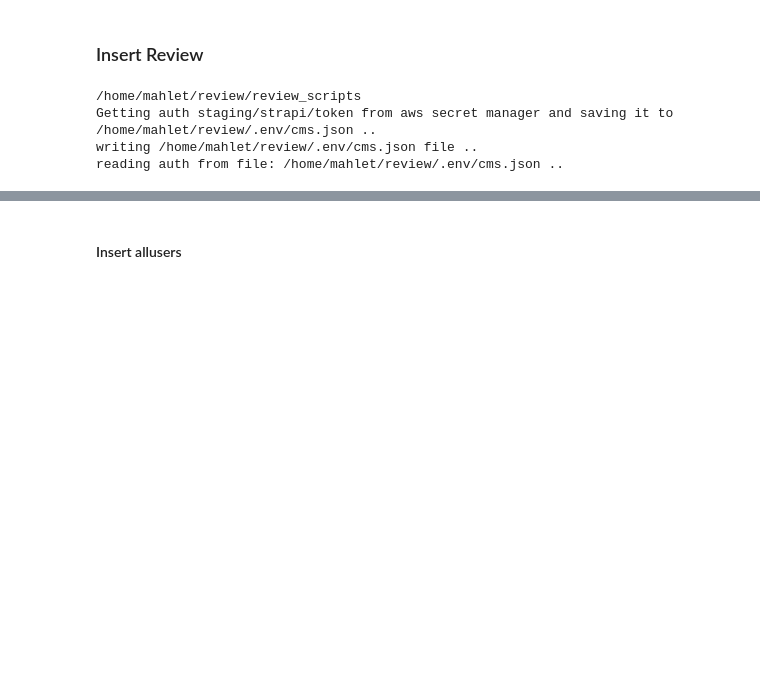
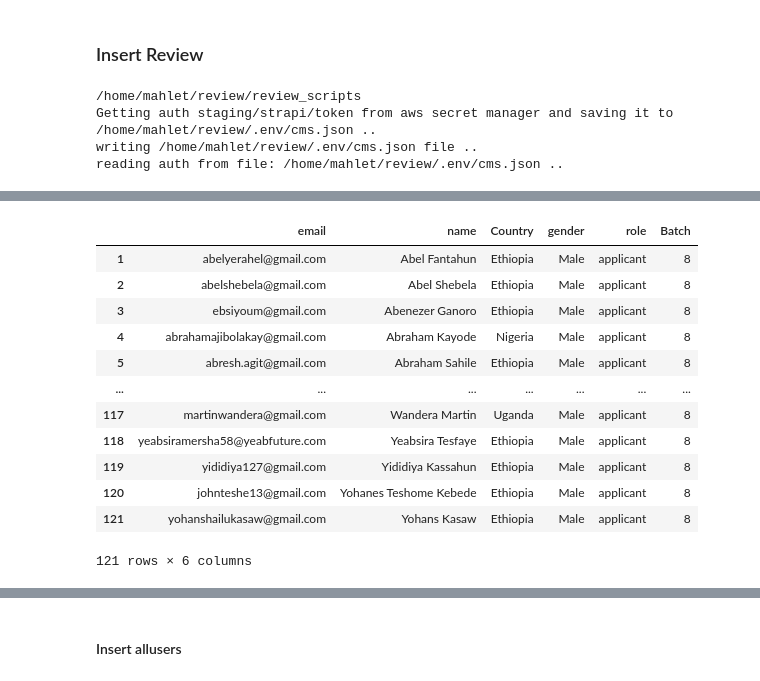
Before and after one commit to 10xac/review, a Jupyter notebook: notebooks/insert_all_users.ipynb, the cells around one changed output, grey strips where cells are left out. Cells and saved outputs as stored; diff of their text form; code cells hidden in the pictures; blank space fills up the shorter version.

```diff
--- a/notebooks/insert_all_users.ipynb
+++ b/notebooks/insert_all_users.ipynb
@@ -54,0 +221,16 @@ reading auth from file: /home/mahlet/review/.env/cms.json ..
+# %%
+ddf
+# %% [output]
+|  | email | name | Country | gender | role | Batch |
+| 1 | abelyerahel@gmail.com | Abel Fantahun | Ethiopia | Male | applicant | 8 |
+| 2 | abelshebela@gmail.com | Abel Shebela | Ethiopia | Male | applicant | 8 |
+| 3 | ebsiyoum@gmail.com | Abenezer Ganoro | Ethiopia | Male | applicant | 8 |
+| 4 | abrahamajibolakay@gmail.com | Abraham Kayode | Nigeria | Male | applicant | 8 |
+| 5 | abresh.agit@gmail.com | Abraham Sahile | Ethiopia | Male | applicant | 8 |
+| ... | ... | ... | ... | ... | ... | ... |
+| 117 | martinwandera@gmail.com | Wandera Martin | Uganda | Male | applicant | 8 |
+| 118 | yeabsiramersha58@yeabfuture.com | Yeabsira Tesfaye | Ethiopia | Male | applicant | 8 |
+| 119 | yididiya127@gmail.com | Yididiya Kassahun | Ethiopia | Male | applicant | 8 |
+| 120 | johnteshe13@gmail.com | Yohanes Teshome Kebede | Ethiopia | Male | applicant | 8 |
+| 121 | yohanshailukasaw@gmail.com | Yohans Kasaw | Ethiopia | Male | applicant | 8 |
+121 rows × 6 columns
```
Also changed, not shown: parts of 31 cells of this notebook, 7 other files.
